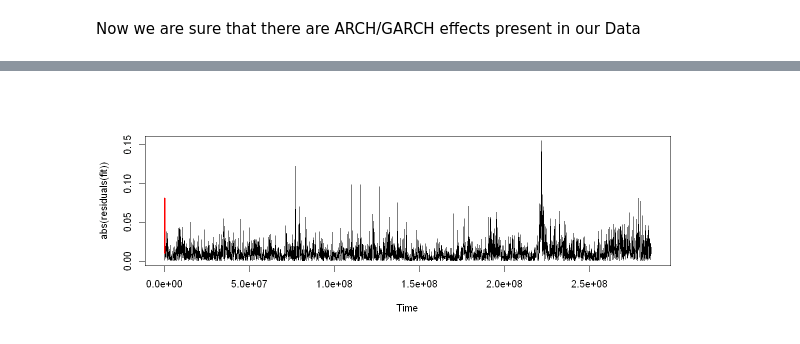
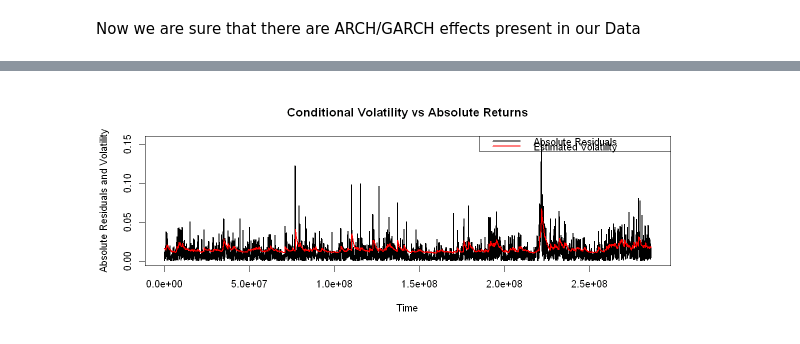
Before and after one commit to 52804407/Applied_Econometrics_MSFT, a Jupyter notebook: main.ipynb, the cells around one changed output, grey strips where cells are left out. Drawn from its saved outputs; the diff is of its cells as text; code cells hidden in the pictures.

Commit message:
estimates-done

```diff
--- a/main.ipynb
+++ b/main.ipynb
@@ -271,7 +245,14 @@ Elapsed time : 0.2671359
-# %%
-#plot.ts(abs(log_ret))
-plot.ts(abs(residuals(fit))) # residuals (after fitting arma model) or log_ret in absolute values
-lines(as.numeric(sigma(fit)),col = "red", lwd = 3)
-# plot of the residuals/log returns in absolute value and of estimated conditional standard deviation (volatility)
-# %% [output]
-[figure, removed]
+# %%
+
+# Extract conditional volatility and residuals
+vol <- sigma(fit)
+resid <- abs(residuals(fit))
+
+# Make sure they have the same time index (e.g., from the original data)
+ts.plot(cbind(resid, vol), col = c("black", "red"), lty = 1:1, lwd = 2,
+        ylab = "Absolute Residuals and Volatility",
+        main = "Conditional Volatility vs Absolute Returns")
+legend("topright", legend = c("Absolute Residuals", "Estimated Volatility"),
+       col = c("black", "red"), lty = 1, lwd = 2)
+# %% [output]
+[figure, added]
```
Also changed, not shown: parts of 6 cells of this notebook.
